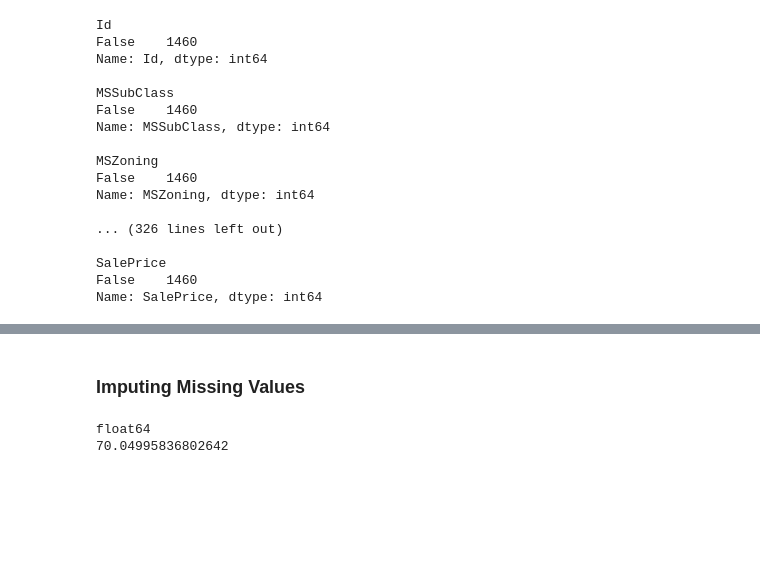
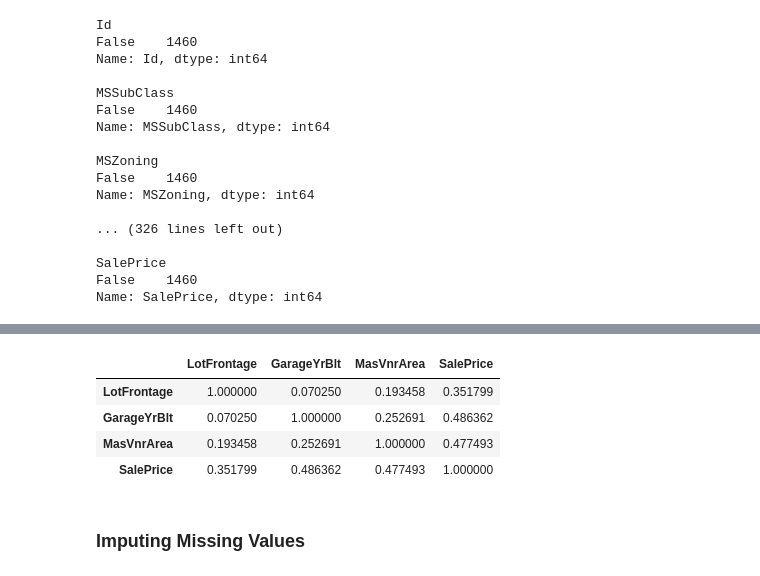
Before and after one commit to Muhliscm/-66daysofdata, a Jupyter notebook: Python/30052021 Housing data Kaggle/House_price_prediction_kaggle.ipynb, the cells around one changed output, grey strips where cells are left out. Drawn from its saved outputs; the diff is of its cells as text; code cells hidden in the pictures; blank space fills up the shorter version.

```diff
--- a/Python/30052021 Housing data Kaggle/House_price_prediction_kaggle.ipynb
+++ b/Python/30052021 Housing data Kaggle/House_price_prediction_kaggle.ipynb
@@ -292,0 +264,3 @@ Name: SalePrice, dtype: int64
+# %%
+# find null values column list
+null_value_columns = null_df["index"].values.tolist()
@@ -293,2 +292,11 @@ Name: SalePrice, dtype: int64
+# %%
+# check correlation with sales price
+train_df[null_value_columns].corr()
+# %% [output]
+|  | LotFrontage | GarageYrBlt | MasVnrArea | SalePrice |
+| LotFrontage | 1.000000 | 0.070250 | 0.193458 | 0.351799 |
+| GarageYrBlt | 0.070250 | 1.000000 | 0.252691 | 0.486362 |
+| MasVnrArea | 0.193458 | 0.252691 | 1.000000 | 0.477493 |
+| SalePrice | 0.351799 | 0.486362 | 0.477493 | 1.000000 |
 # %%
 #drop Alley, Fence, MiscFeature
@@ -296,10 +304,2 @@ train_df.drop(columns= ['Alley', "MiscFeature", "Fence"], inplace= True)
 # %% [markdown]
 ### **Imputing Missing Values**
-# %%
-# Fill missing values in LotFrontage
-print(train_df["LotFrontage"].dtype)
-LotFrontage_mean = train_df["LotFrontage"].mean(axis = 0)
-print(LotFrontage_mean)
-# %% [output]
-float64
-70.04995836802642
```
Also changed, not shown: parts of 48 cells of this notebook, 5 other files.
